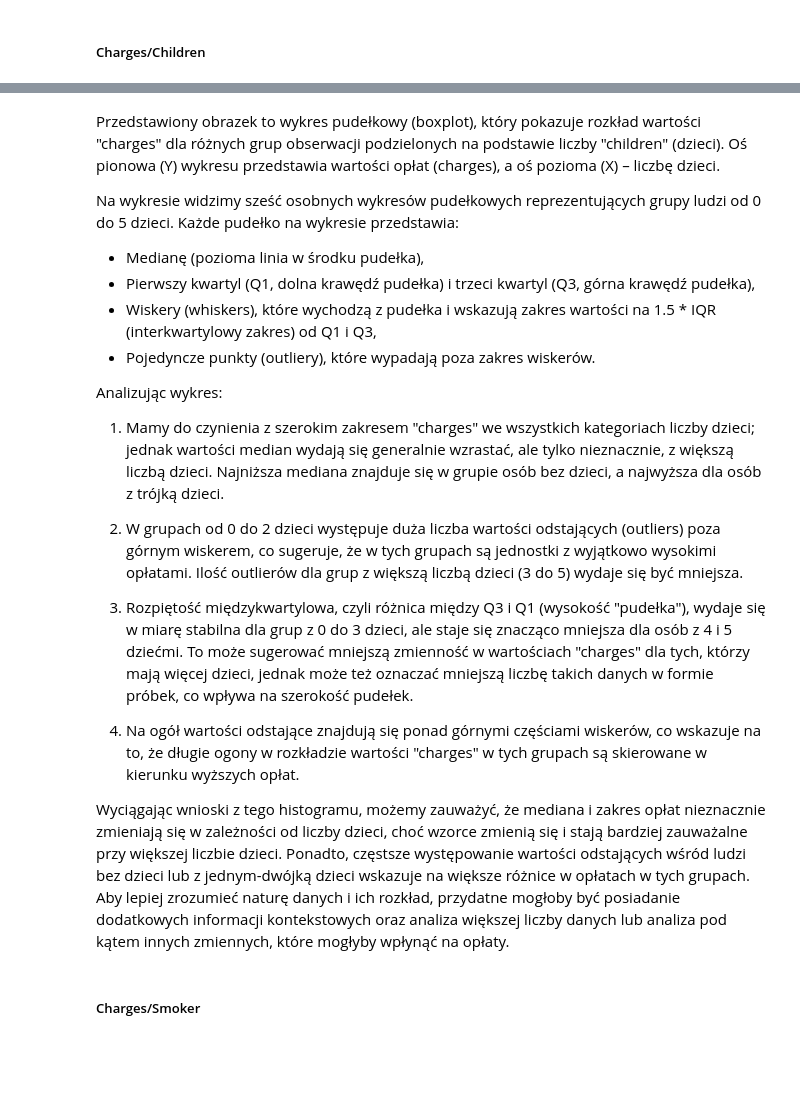
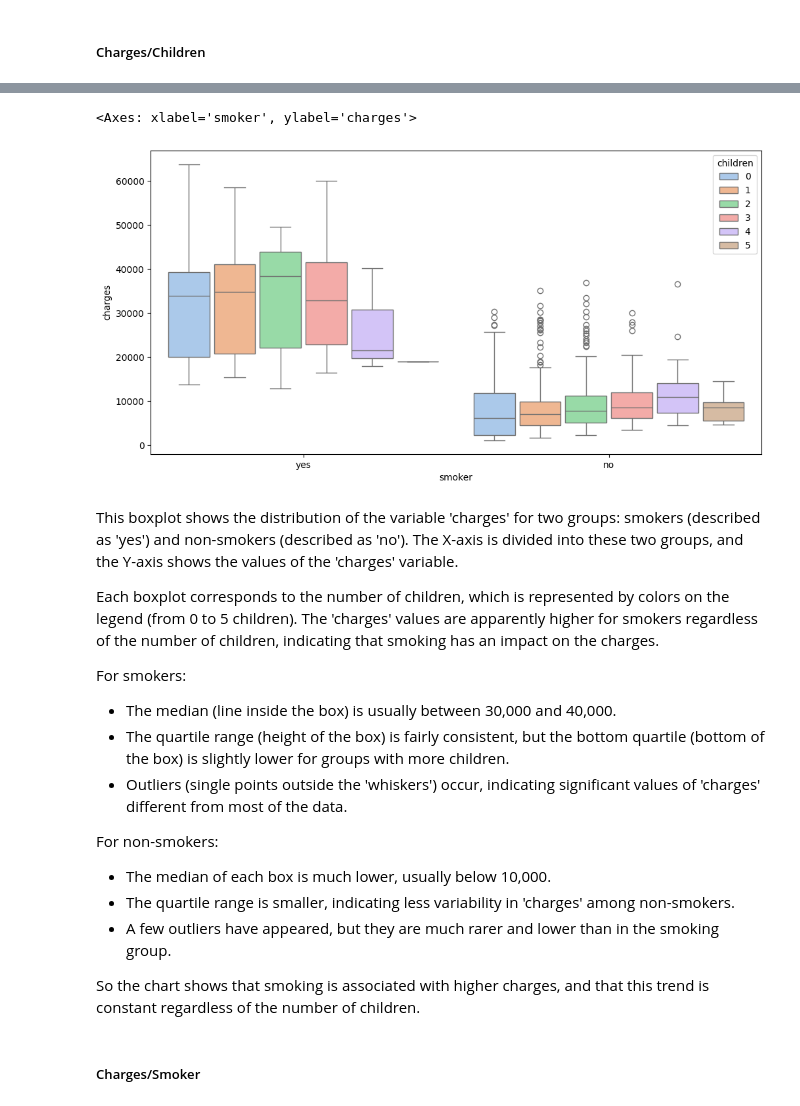
Before and after one commit to grzegorz-gomza/Portfolio_Projects, a Jupyter notebook: Medical Insurance/us-medical-insurance-costs.ipynb, the cells around one changed output, grey strips where cells are left out. Cells and saved outputs as stored; diff of their text form; code cells hidden in the pictures; blank space fills up the shorter version.

```diff
--- a/Medical Insurance/us-medical-insurance-costs.ipynb
+++ b/Medical Insurance/us-medical-insurance-costs.ipynb
@@ -271,24 +268,25 @@ sns.boxplot(data=db, x='children', y='charges')
-# %% [markdown]
-Przedstawiony obrazek to wykres pudełkowy (boxplot), który pokazuje rozkład wartości "charges" dla różnych grup obserwacji podzielonych na podstawie liczby "children" (dzieci). Oś pionowa (Y) wykresu przedstawia wartości opłat (charges), a oś pozioma (X) – liczbę dzieci.
-
-Na wykresie widzimy sześć osobnych wykresów pudełkowych reprezentujących grupy ludzi od 0 do 5 dzieci. Każde pudełko na wykresie przedstawia:
-
-- Medianę (pozioma linia w środku pudełka),
-- Pierwszy kwartyl (Q1, dolna krawędź pudełka) i trzeci kwartyl (Q3, górna krawędź pudełka),
-- Wiskery (whiskers), które wychodzą z pudełka i wskazują zakres wartości na 1.5 * IQR (interkwartylowy zakres) od Q1 i Q3,
-- Pojedyncze punkty (outliery), które wypadają poza zakres wiskerów.
-
-Analizując wykres:
-
-1. Mamy do czynienia z szerokim zakresem "charges" we wszystkich kategoriach liczby dzieci; jednak wartości median wydają się generalnie wzrastać, ale tylko nieznacznie, z większą liczbą dzieci. Najniższa mediana znajduje się w grupie osób bez dzieci, a najwyższa dla osób z trójką dzieci.
-
-2. W grupach od 0 do 2 dzieci występuje duża liczba wartości odstających (outliers) poza górnym wiskerem, co sugeruje, że w tych grupach są jednostki z wyjątkowo wysokimi opłatami. Ilość outlierów dla grup z większą liczbą dzieci (3 do 5) wydaje się być mniejsza.
-
-3. Rozpiętość międzykwartylowa, czyli różnica między Q3 i Q1 (wysokość "pudełka"), wydaje się w miarę stabilna dla grup z 0 do 3 dzieci, ale staje się znacząco mniejsza dla osób z 4 i 5 dziećmi. To może sugerować mniejszą zmienność w wartościach "charges" dla tych, którzy mają więcej dzieci, jednak może też oznaczać mniejszą liczbę takich danych w formie próbek, co wpływa na szerokość pudełek.
-
-4. Na ogół wartości odstające znajdują się ponad górnymi częściami wiskerów, co wskazuje na to, że długie ogony w rozkładzie wartości "charges" w tych grupach są skierowane w kierunku wyższych opłat.
-
-Wyciągając wnioski z tego histogramu, możemy zauważyć, że mediana i zakres opłat nieznacznie zmieniają się w zależności od liczby dzieci, choć wzorce zmienią się i stają bardziej zauważalne przy większej liczbie dzieci. Ponadto, częstsze występowanie wartości odstających wśród ludzi bez dzieci lub z jednym-dwójką dzieci wskazuje na większe różnice w opłatach w tych grupach. Aby lepiej zrozumieć naturę danych i ich rozkład, przydatne mogłoby być posiadanie dodatkowych informacji kontekstowych oraz analiza większej liczby danych lub analiza pod kątem innych zmiennych, które mogłyby wpłynąć na opłaty.
+# %%
+plt.figure(figsize=(12, 6))
+sns.boxplot(data=db, hue='children', y='charges' , palette='pastel', gap = 1.9, x='smoker' ,  width= 0.9)
+# %% [output]
+<Axes: xlabel='smoker', ylabel='charges'>
+[figure, added]
+# %% [markdown]
+This boxplot shows the distribution of the variable 'charges' for two groups: smokers (described as 'yes') and non-smokers (described as 'no'). The X-axis is divided into these two groups, and the Y-axis shows the values of the 'charges' variable.
+
+Each boxplot corresponds to the number of children, which is represented by colors on the legend (from 0 to 5 children). The 'charges' values are apparently higher for smokers regardless of the number of children, indicating that smoking has an impact on the charges.
+
+For smokers:
+- The median (line inside the box) is usually between 30,000 and 40,000.
+- The quartile range (height of the box) is fairly consistent, but the bottom quartile (bottom of the box) is slightly lower for groups with more children.
+- Outliers (single points outside the 'whiskers') occur, indicating significant values of 'charges' different from most of the data.
+
+For non-smokers:
+- The median of each box is much lower, usually below 10,000.
+- The quartile range is smaller, indicating less variability in 'charges' among non-smokers.
+- A few outliers have appeared, but they are much rarer and lower than in the smoking group.
+
+So the chart shows that smoking is associated with higher charges, and that this trend is constant regardless of the number of children.
 # %% [markdown]
 ##### Charges/Smoker
 # %% [markdown]
```
Also changed, not shown: parts of 3 cells of this notebook.
